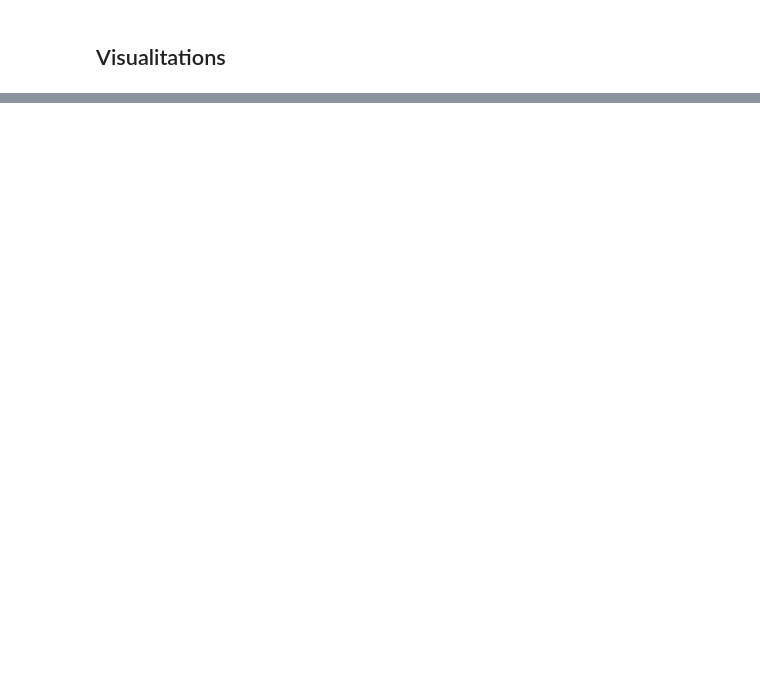
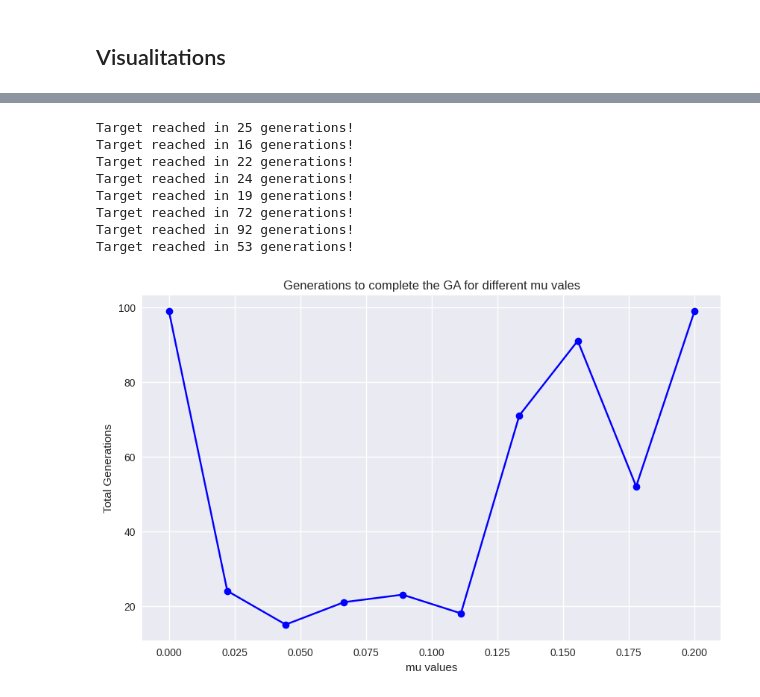
Before and after one commit to VaggelisSpi/NaCo_Project, a Jupyter notebook: assignment4/analysis.ipynb, the cells around one changed output, grey strips where cells are left out. Cells and saved outputs as stored; diff of their text form; code cells hidden in the pictures; blank space fills up the shorter version.

```diff
--- a/assignment4/analysis.ipynb
+++ b/assignment4/analysis.ipynb
@@ -157,0 +315,28 @@ plt.show()
+# %%
+mus = []
+t_finishes = []
+k = 5
+for mu in np.linspace(0.0, 0.2, num=10):
+    ga = GeneticAlgorithm(english_letters, target, l, 200, mu, k, generations_to_analyse=interval)
+    res, final_generation = ga.run()
+    mus.append(mu)
+    t_finishes.append(final_generation)
+
+# Plotting the fitness over generations
+plt.figure(figsize=(10, 6))
+plt.plot(mus, t_finishes, marker="o", linestyle="-", color="b")
+plt.title("Generations to complete the GA for different mu vales")
+plt.xlabel("mu values")
+plt.ylabel("Total Generations")
+plt.grid(True)
+plt.show()
+# %% [output]
+Target reached in 25 generations!
+Target reached in 16 generations!
+Target reached in 22 generations!
+Target reached in 24 generations!
+Target reached in 19 generations!
+Target reached in 72 generations!
+Target reached in 92 generations!
+Target reached in 53 generations!
+[figure, added]
```
Also changed, not shown: parts of 14 cells of this notebook.
